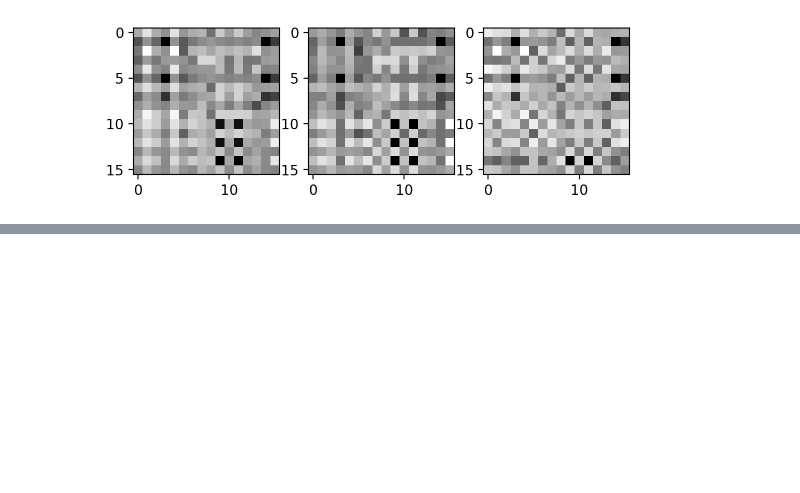
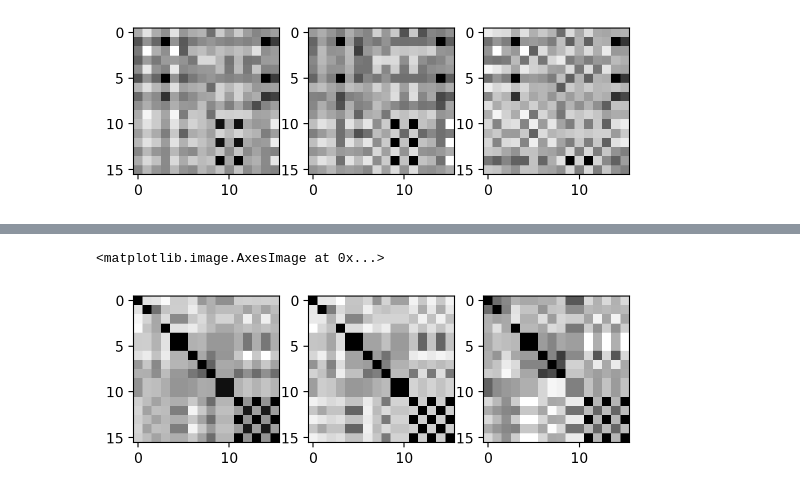
Before and after one commit to maximoskp/GraphMelHarm, a Jupyter notebook: test_VecSer_DB.ipynb, the cells around one changed output, grey strips where cells are left out. Drawn from its saved outputs; the diff is of its cells as text; code cells hidden in the pictures; blank space fills up the shorter version.

```diff
--- a/test_VecSer_DB.ipynb
+++ b/test_VecSer_DB.ipynb
@@ -243,6 +248,14 @@ gen_vs = get_vecser_for_file(
     token_model=token_adapter_model,
     adapter_model=adapter_model
 )
+
+real_vs = get_vecser_for_file(
+    real_gjt_path,
+    tokenizer,
+    graph_model=graph_adapter_model,
+    token_model=token_adapter_model,
+    adapter_model=adapter_model
+)
 # %%
 m_adapter = vecser_similarity_matrix(original_vs['adapter'], gen_vs['adapter'])
 m_graph = vecser_similarity_matrix(original_vs['graph'], gen_vs['graph'])
@@ -291,0 +305,14 @@ print(np.corrcoef(m_graph.ravel(), m_token.ravel())[0,1])
+# %%
+m_adapter = vecser_similarity_matrix(original_vs['adapter'], real_vs['adapter'])
+m_graph = vecser_similarity_matrix(original_vs['graph'], real_vs['graph'])
+m_token = vecser_similarity_matrix(original_vs['token'], real_vs['token'])
+# %%
+plt.subplot(1,3,1)
+plt.imshow(m_adapter, cmap='gray_r')
+plt.subplot(1,3,2)
+plt.imshow(m_graph, cmap='gray_r')
+plt.subplot(1,3,3)
+plt.imshow(m_token, cmap='gray_r')
+# %% [output]
+<matplotlib.image.AxesImage at 0x...>
+[figure, added]
```
Also changed, not shown: parts of 9 cells of this notebook, 7 other files.
